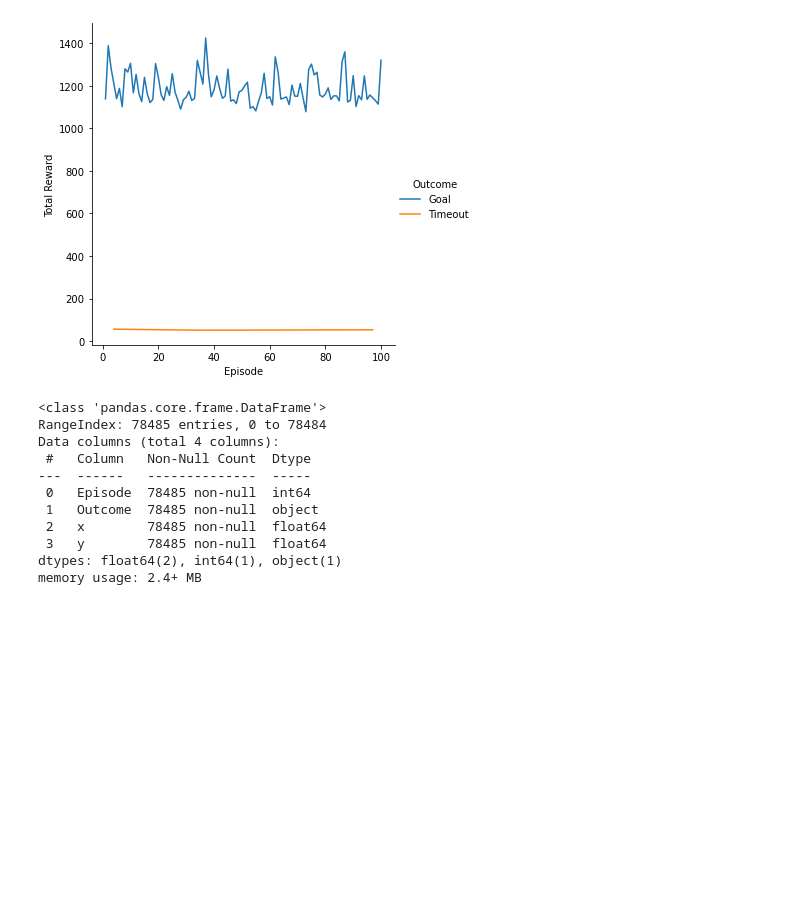
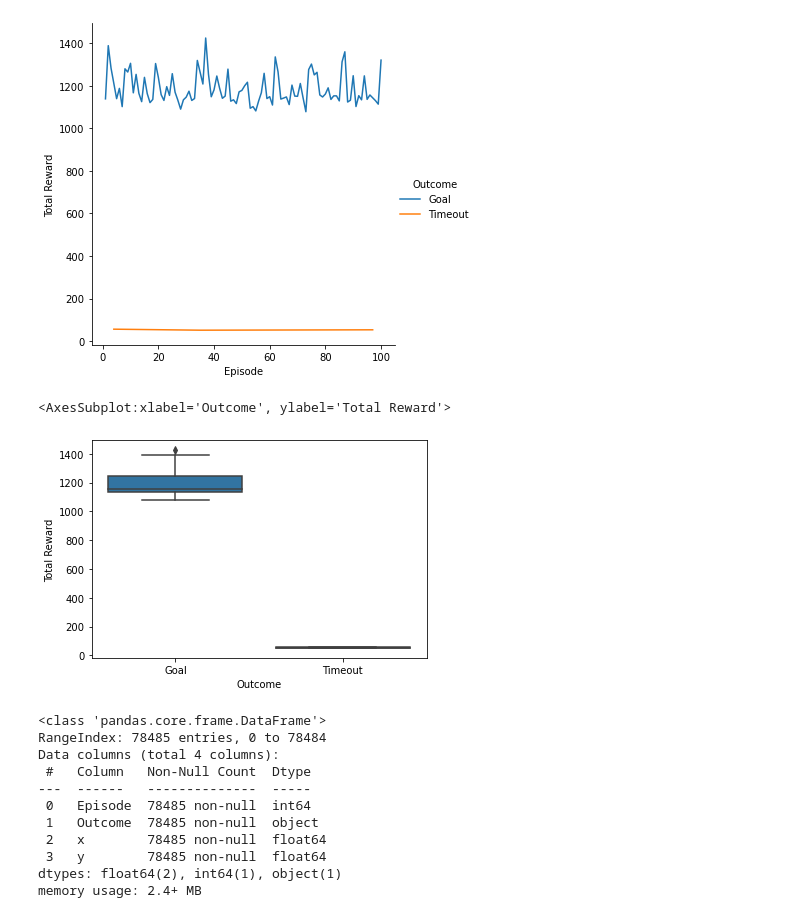
Before and after one commit to Christos-14/gym-ACAS2D, a Jupyter notebook: notebooks/simulation_ACAS2D_PPO_1048576_5_100.ipynb, the cells around one changed output. Saved outputs shown, nothing was run; the diff lists cells and outputs as text; code cells hidden in the pictures; blank space fills up the shorter version.

```diff
--- a/notebooks/simulation_ACAS2D_PPO_1048576_5_100.ipynb
+++ b/notebooks/simulation_ACAS2D_PPO_1048576_5_100.ipynb
@@ -102,6 +107,11 @@ sns.relplot(x="Episode", y="Total Reward", data=simulation,
 # %% [output]
 <seaborn.axisgrid.FacetGrid at 0x...>
 [figure]
+# %%
+sns.boxplot(x="Outcome", y="Total Reward", data=simulation)
+# %% [output]
+<AxesSubplot:xlabel='Outcome', ylabel='Total Reward'>
+[figure, added]
 # %%
 # Create paths dataframe
 
```
Also changed, not shown: parts of 1 cell of this notebook, 7 other files.
